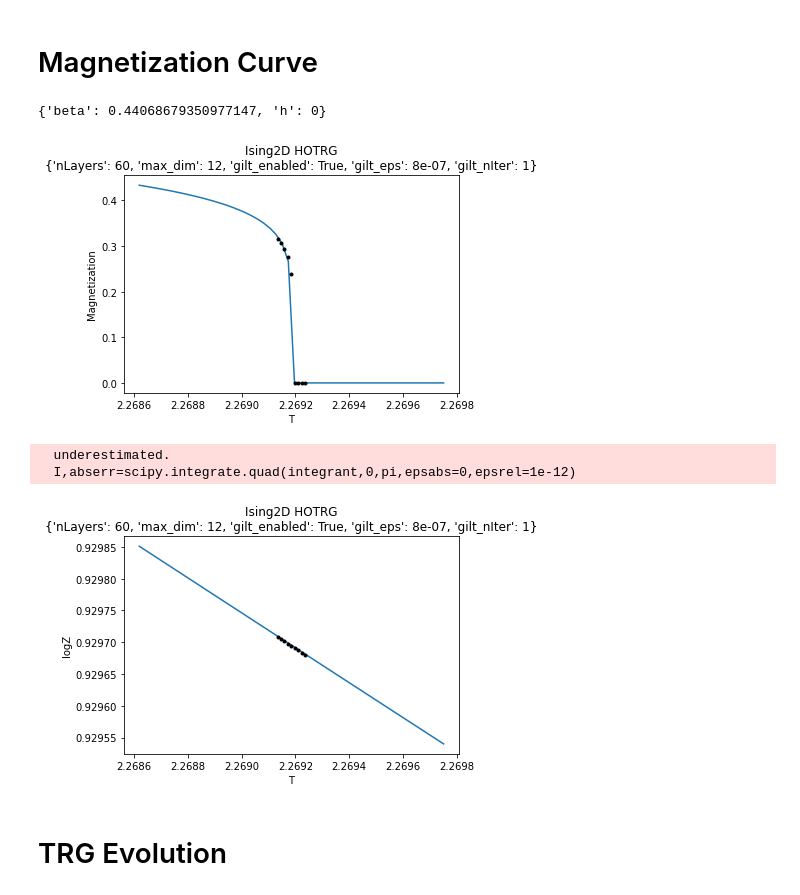
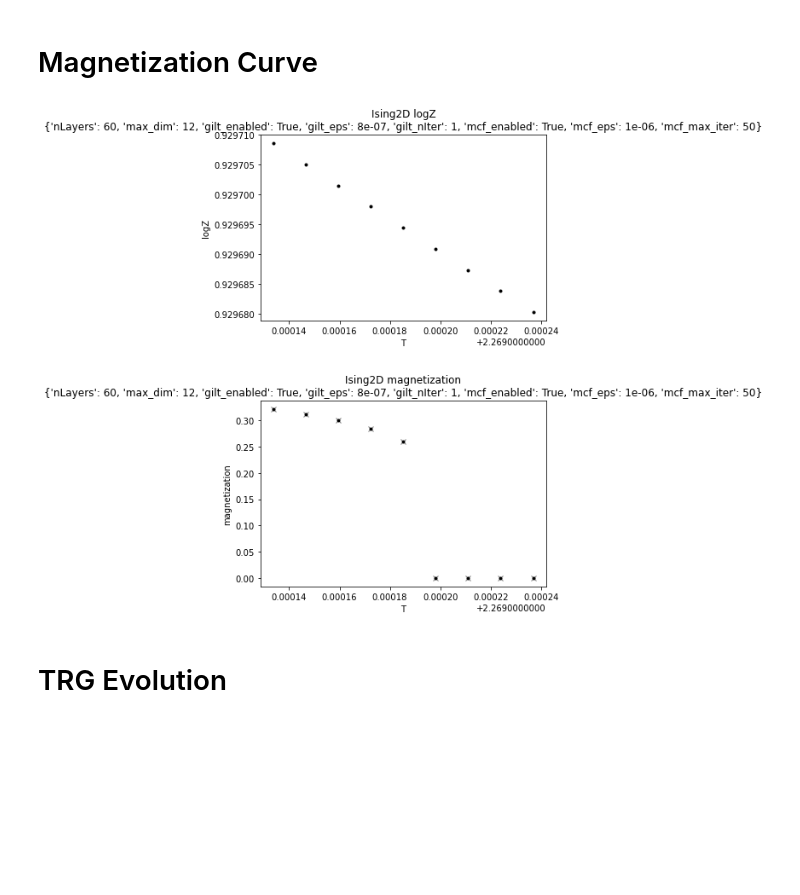
Before and after one commit to fangzhangmnm/TensorRenormalizationGroup, a Jupyter notebook: GILT.ipynb, the cells around one changed output. Cells and saved outputs as stored; diff of their text form; code cells hidden in the pictures; blank space fills up the shorter version.

```diff
--- a/GILT.ipynb
+++ b/GILT.ipynb
@@ -17,9 +30,5 @@ torch.set_default_tensor_type(torch.DoubleTensor)
 # %% [markdown]
 # Magnetization Curve
-# %%
-Ising2D.get_default_params()
-# %% [output]
-{'beta': 0.44068679350977147, 'h': 0}
 # %%
 data=pd.DataFrame()
 options={
@@ -58,43 +88,35 @@ for beta in tqdm(np.linspace(-.00001,.00001,9)+0.44068679350977147,leave=False):
 #display(data)
-# %%
-
-import IsingSolutions
-importlib.reload(IsingSolutions)
-from IsingSolutions import Ising2DExactSolution,Ising3DMonteCarlo
-
-solution=Ising2DExactSolution()
-nLayers=int(max(data['layer']))
-
-def relerr(x,ref):
-    return abs(x-ref)/abs(ref)
-
-def abserr(x,ref):
-    return abs(x-ref)
-
-ls=np.linspace(min(data['beta'])-.0001,max(data['beta'])+.0001)
-
-
-plt.plot(1/ls,solution.magnetization(ls))
-data1=data[(data['layer']==nLayers)]
-plt.plot(1/data1['beta'],data1['magnetization'],'.',color='black')
-#plt.plot(1/data1['beta'],data1['magnetization1'],'x')
-plt.xlabel('T')
-plt.ylabel('Magnetization')
-plt.title(f'{type(model).__name__} HOTRG\n{options}')
-plt.show()
-
-plt.plot(1/ls,solution.logZ(ls))
-data1=data[(data['layer']==nLayers)]
-plt.plot(1/data1['beta'],data1['logZ'],'.',color='black')
-plt.xlabel('T')
-plt.ylabel('logZ')
-plt.title(f'{type(model).__name__} HOTRG\n{options}')
-plt.show()
-# %% [output]
-[figure]
-  underestimated.
-  I,abserr=scipy.integrate.quad(integrant,0,pi,epsabs=0,epsrel=1e-12)
-[figure]
+# %%
+if sweeping_param_name == 'beta':
+    data['T']=1./data['beta']
+    sweeping_param_name='T'
+
+observable_names=[observable.name for observable in model.get_observables()]
+
+if 'magnetizationX' in observable_names:
+    data['magnetizationXY']=(data['magnetizationX']**2+data['magnetizationY']**2)**.5
+    data['magnetizationXY_onepoint']=(data['magnetizationX_onepoint']**2+data['magnetizationY_onepoint']**2)**.5
+    observable_names.append('magnetizationXY')
+
+data1=data[(data['layer']==options['nLayers'])]
+plt.plot(data1[sweeping_param_name],data1['logZ'],'.',color='black')
+plt.xlabel('T')
+plt.ylabel('logZ')
+plt.title(f'{type(model).__name__} logZ\n{options}')
+plt.show()
+
+
+for observable_name in observable_names:
+    data1=data[(data['layer']==options['nLayers'])]
+    plt.plot(data1[sweeping_param_name],data1[observable_name+'_onepoint'],'x',color='grey')
+    plt.plot(data1[sweeping_param_name],data1[observable_name],'.',color='black')
+    plt.xlabel(sweeping_param_name)
+    plt.ylabel(observable_name)
+    plt.title(f'{type(model).__name__} {observable_name}\n{options}')
+    plt.show()
+# %% [output]
+[figure, added]
+[figure, added]
 # %% [markdown]
 # TRG Evolution
 # %%
```
Also changed, not shown: parts of 18 cells of this notebook, 7 other files.
